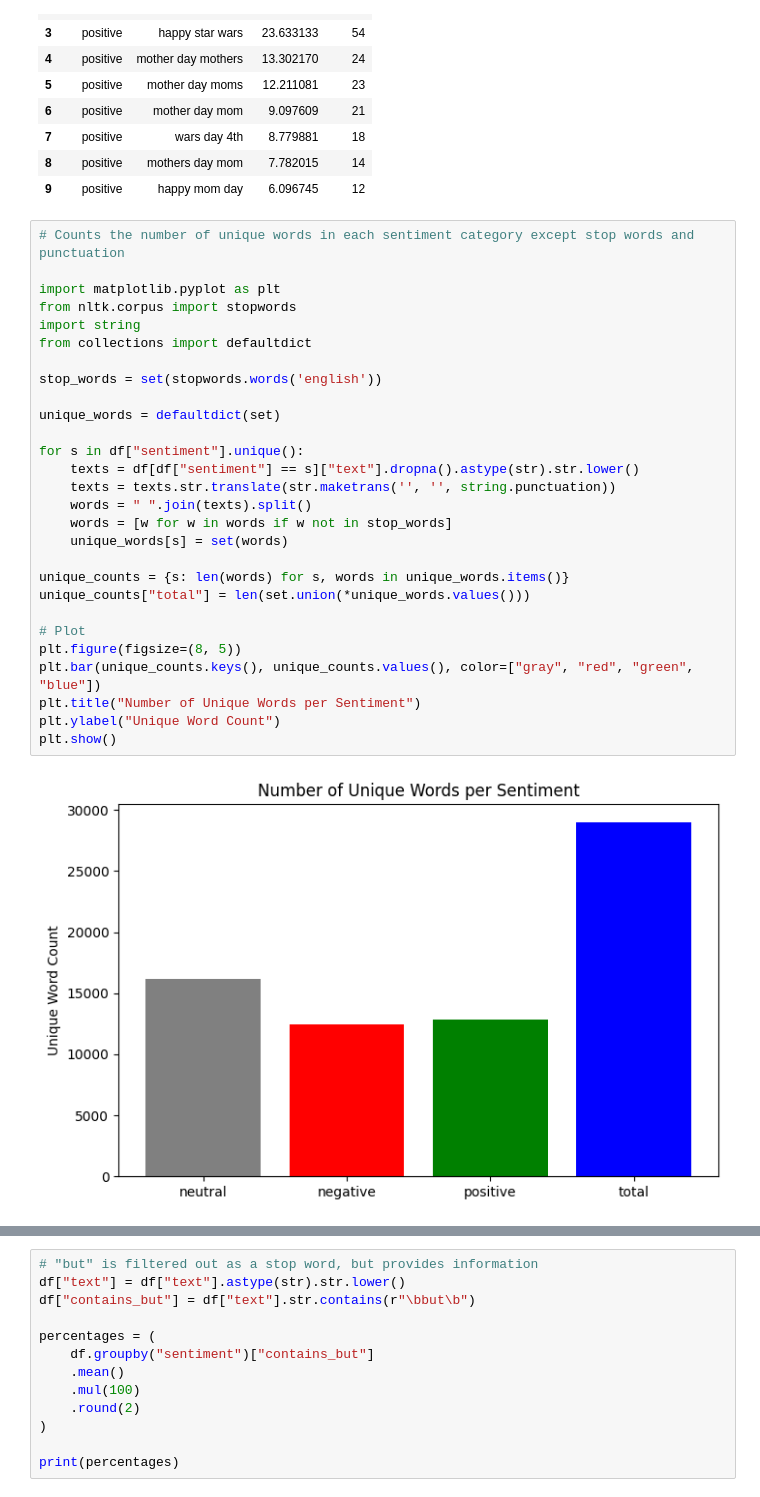
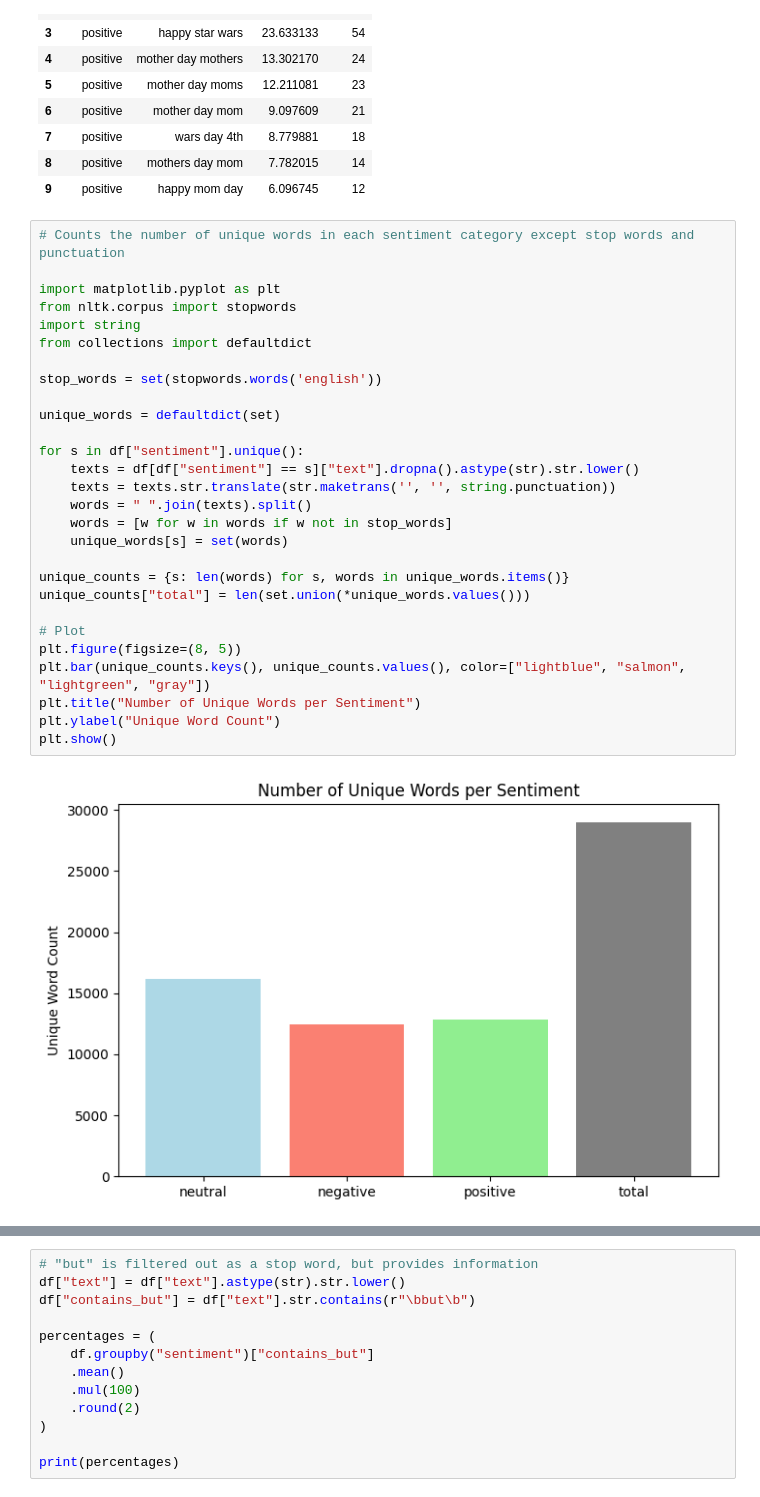
Before and after one commit to DesjardinsRepos/NLP_2025, a Jupyter notebook: 1-insights.ipynb, the cells around one changed output, grey strips where cells are left out. Drawn from its saved outputs; the diff is of its cells as text.

```diff
--- a/1-insights.ipynb
+++ b/1-insights.ipynb
@@ -308,33 +324,33 @@ positive_trigrams
 # %%
 # Counts the number of unique words in each sentiment category except stop words and punctuation
 
 import matplotlib.pyplot as plt
 from nltk.corpus import stopwords
 import string
 from collections import defaultdict
 
 stop_words = set(stopwords.words('english'))
 
 unique_words = defaultdict(set)
 
 for s in df["sentiment"].unique():
     texts = df[df["sentiment"] == s]["text"].dropna().astype(str).str.lower()
     texts = texts.str.translate(str.maketrans('', '', string.punctuation))
     words = " ".join(texts).split()
     words = [w for w in words if w not in stop_words]
     unique_words[s] = set(words)
 
 unique_counts = {s: len(words) for s, words in unique_words.items()}
 unique_counts["total"] = len(set.union(*unique_words.values()))
 
 # Plot
 plt.figure(figsize=(8, 5))
-plt.bar(unique_counts.keys(), unique_counts.values(), color=["gray", "red", "green", "blue"])
+plt.bar(unique_counts.keys(), unique_counts.values(), color=["lightblue", "salmon", "lightgreen", "gray"])
 plt.title("Number of Unique Words per Sentiment")
 plt.ylabel("Unique Word Count")
 plt.show()
 # %% [output]
-[figure, old version]
+[figure, new version]
 # %%
 import nltk
 nltk.download('averaged_perceptron_tagger')
```
Also changed, not shown: parts of 15 cells of this notebook.
